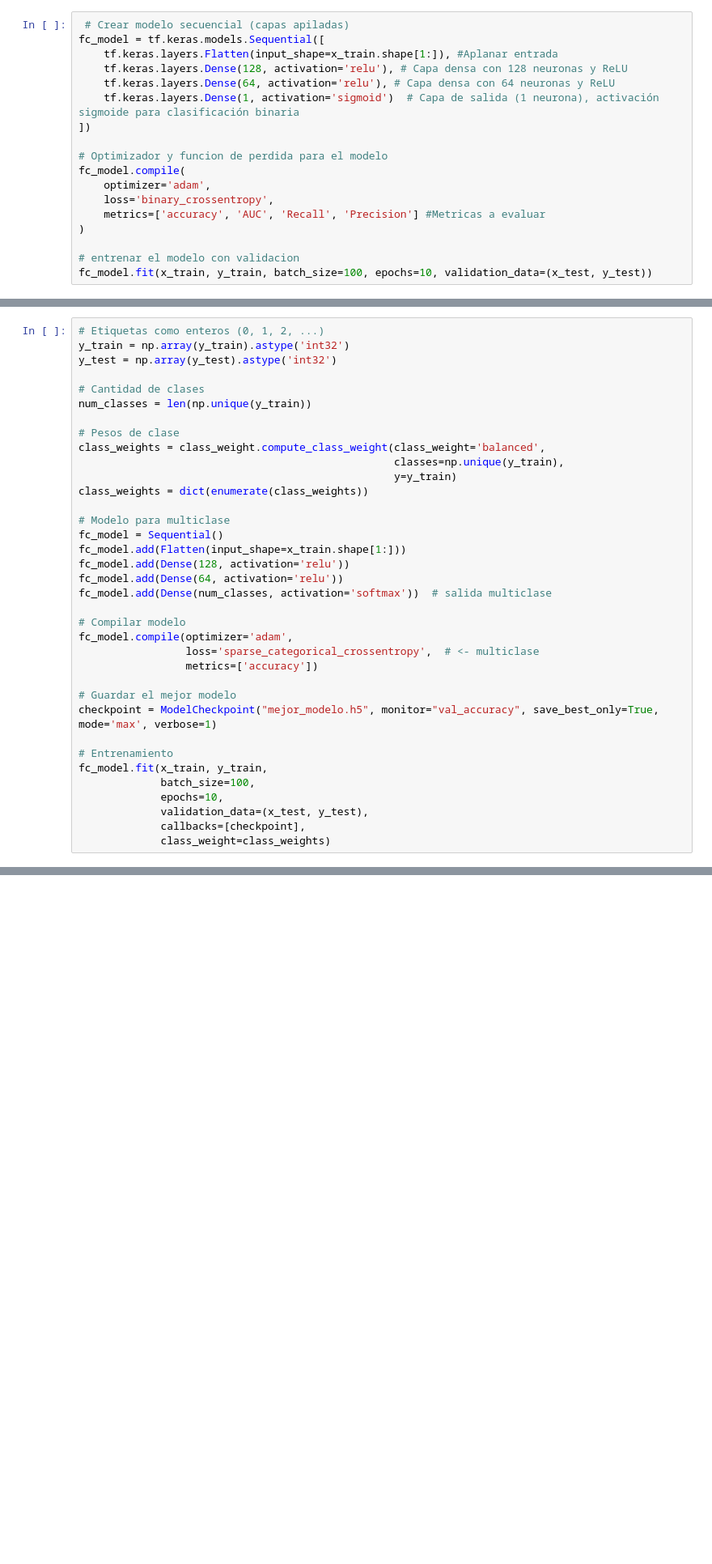
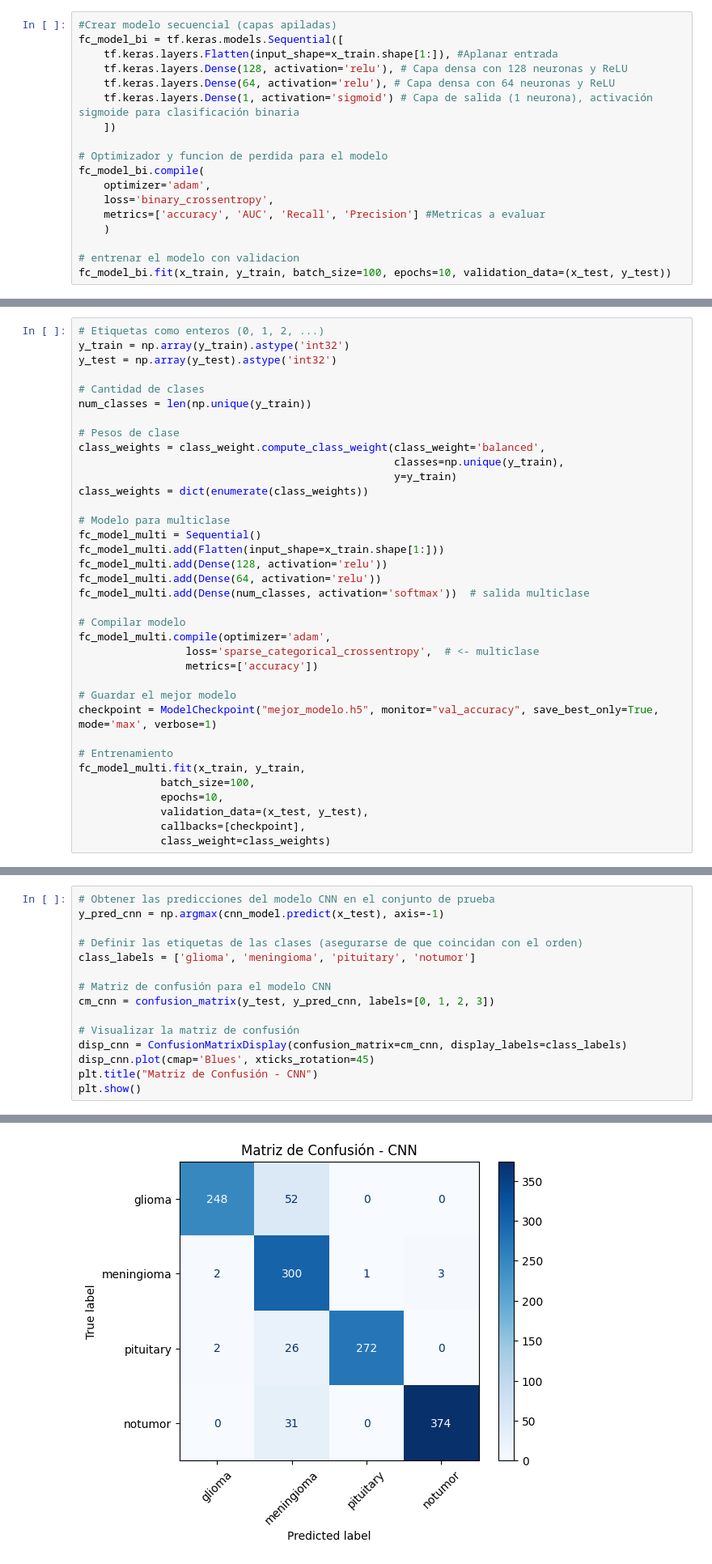
Before and after one commit to niconinov/A3_helath, a Jupyter notebook: b_modelos.ipynb, the cells around one changed output, grey strips where cells are left out. Shown: that part at 81% size. Cells and saved outputs as stored; diff of their text form; blank space fills up the shorter version.

Commit message:
Diseño de una CNN, comparación de metricas de los modelos propuestos

```diff
--- a/b_modelos.ipynb
+++ b/b_modelos.ipynb
@@ -310,20 +334,20 @@ ROC AUC test: 0.9049835737606595
 # %%
- # Crear modelo secuencial (capas apiladas)
-fc_model = tf.keras.models.Sequential([
+#Crear modelo secuencial (capas apiladas)
+fc_model_bi = tf.keras.models.Sequential([
     tf.keras.layers.Flatten(input_shape=x_train.shape[1:]), #Aplanar entrada
     tf.keras.layers.Dense(128, activation='relu'), # Capa densa con 128 neuronas y ReLU
     tf.keras.layers.Dense(64, activation='relu'), # Capa densa con 64 neuronas y ReLU
-    tf.keras.layers.Dense(1, activation='sigmoid')  # Capa de salida (1 neurona), activación sigmoide para clasificación binaria
-])
+    tf.keras.layers.Dense(1, activation='sigmoid') # Capa de salida (1 neurona), activación sigmoide para clasificación binaria
+    ])
 
 # Optimizador y funcion de perdida para el modelo
-fc_model.compile(
+fc_model_bi.compile(
     optimizer='adam',
     loss='binary_crossentropy',
     metrics=['accuracy', 'AUC', 'Recall', 'Precision'] #Metricas a evaluar
-)
+    )
 
 # entrenar el modelo con validacion
-fc_model.fit(x_train, y_train, batch_size=100, epochs=10, validation_data=(x_test, y_test))
+fc_model_bi.fit(x_train, y_train, batch_size=100, epochs=10, validation_data=(x_test, y_test))
 # %% [output]
 Epoch 1/10
@@ -362,14 +388,14 @@ class_weights = class_weight.compute_class_weight(class_weight='balanced',
 class_weights = dict(enumerate(class_weights))
 
 # Modelo para multiclase
-fc_model = Sequential()
-fc_model.add(Flatten(input_shape=x_train.shape[1:]))
-fc_model.add(Dense(128, activation='relu'))
-fc_model.add(Dense(64, activation='relu'))
-fc_model.add(Dense(num_classes, activation='softmax'))  # salida multiclase
+fc_model_multi = Sequential()
+fc_model_multi.add(Flatten(input_shape=x_train.shape[1:]))
+fc_model_multi.add(Dense(128, activation='relu'))
+fc_model_multi.add(Dense(64, activation='relu'))
+fc_model_multi.add(Dense(num_classes, activation='softmax'))  # salida multiclase
 
 # Compilar modelo
-fc_model.compile(optimizer='adam',
+fc_model_multi.compile(optimizer='adam',
                  loss='sparse_categorical_crossentropy',  # <- multiclase
                  metrics=['accuracy'])
 
@@ -377,7 +403,7 @@ fc_model.compile(optimizer='adam',
 checkpoint = ModelCheckpoint("mejor_modelo.h5", monitor="val_accuracy", save_best_only=True, mode='max', verbose=1)
 
 # Entrenamiento
-fc_model.fit(x_train, y_train,
+fc_model_multi.fit(x_train, y_train,
              batch_size=100,
              epochs=10,
              validation_data=(x_test, y_test),
@@ -432,0 +589,16 @@ Epoch 10: val_accuracy did not improve from 0.85355
+# %%
+# Obtener las predicciones del modelo CNN en el conjunto de prueba
+y_pred_cnn = np.argmax(cnn_model.predict(x_test), axis=-1)
+
+# Definir las etiquetas de las clases (asegurarse de que coincidan con el orden)
+class_labels = ['glioma', 'meningioma', 'pituitary', 'notumor']
+
+# Matriz de confusión para el modelo CNN
+cm_cnn = confusion_matrix(y_test, y_pred_cnn, labels=[0, 1, 2, 3])
+
+# Visualizar la matriz de confusión
+disp_cnn = ConfusionMatrixDisplay(confusion_matrix=cm_cnn, display_labels=class_labels)
+disp_cnn.plot(cmap='Blues', xticks_rotation=45)
+plt.title("Matriz de Confusión - CNN")
+plt.show()
+# %% [output]
@@ -432,0 +606 @@ Epoch 10: val_accuracy did not improve from 0.85355
+[figure, added]
```
Also changed, not shown: parts of 25 cells of this notebook, 2 other files.
